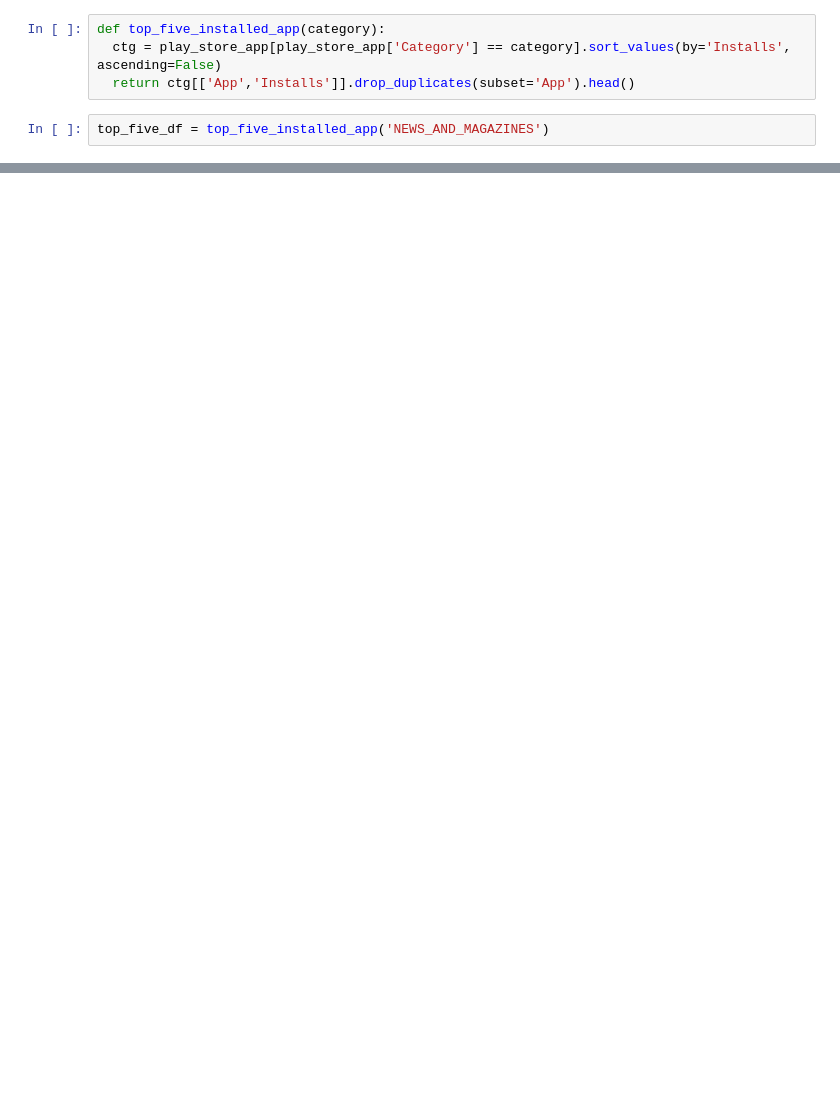
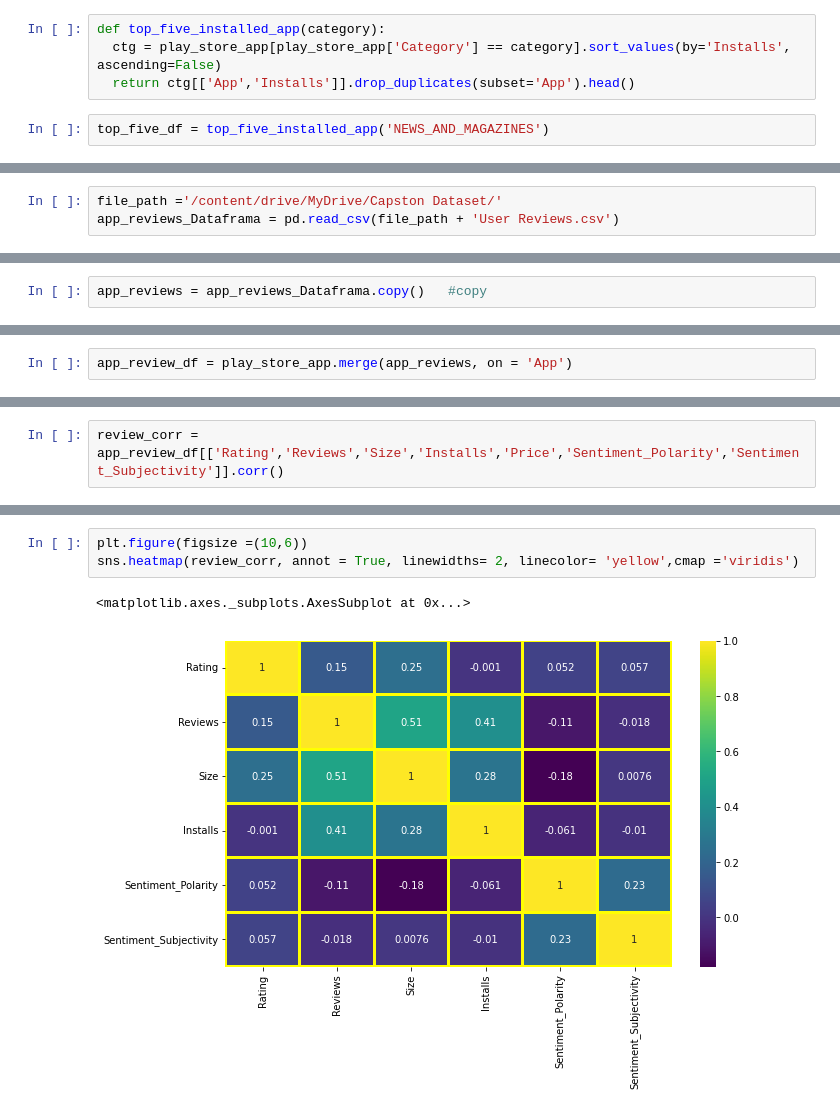
Before and after one commit to Sachin070292/Play-Store-App-Review-Analysis, a Jupyter notebook: Sachin_dubey_Play_Store_App_Review_Analysis.ipynb, the cells around one changed output, grey strips where cells are left out. Cells and saved outputs as stored; diff of their text form; blank space fills up the shorter version.

Commit message:
App review EDA

```diff
--- a/Sachin_dubey_Play_Store_App_Review_Analysis.ipynb
+++ b/Sachin_dubey_Play_Store_App_Review_Analysis.ipynb
@@ -743,0 +523,3 @@ Text(0.5, 1.0, 'Top Five Installed App')
+# %%
+file_path ='/content/drive/MyDrive/Capston Dataset/'
+app_reviews_Dataframa = pd.read_csv(file_path + 'User Reviews.csv')
@@ -743,0 +529,2 @@ Text(0.5, 1.0, 'Top Five Installed App')
+# %%
+app_reviews = app_reviews_Dataframa.copy()   #copy
@@ -743,0 +576,2 @@ Text(0.5, 1.0, 'Top Five Installed App')
+# %%
+app_review_df = play_store_app.merge(app_reviews, on = 'App')
@@ -743,0 +593,2 @@ Text(0.5, 1.0, 'Top Five Installed App')
+# %%
+review_corr = app_review_df[['Rating','Reviews','Size','Installs','Price','Sentiment_Polarity','Sentiment_Subjectivity']].corr()
@@ -743,0 +605,6 @@ Text(0.5, 1.0, 'Top Five Installed App')
+# %%
+plt.figure(figsize =(10,6))
+sns.heatmap(review_corr, annot = True, linewidths= 2, linecolor= 'yellow',cmap ='viridis')
+# %% [output]
+<matplotlib.axes._subplots.AxesSubplot at 0x...>
+[figure, added]
```
Also changed, not shown: parts of 45 cells of this notebook.
